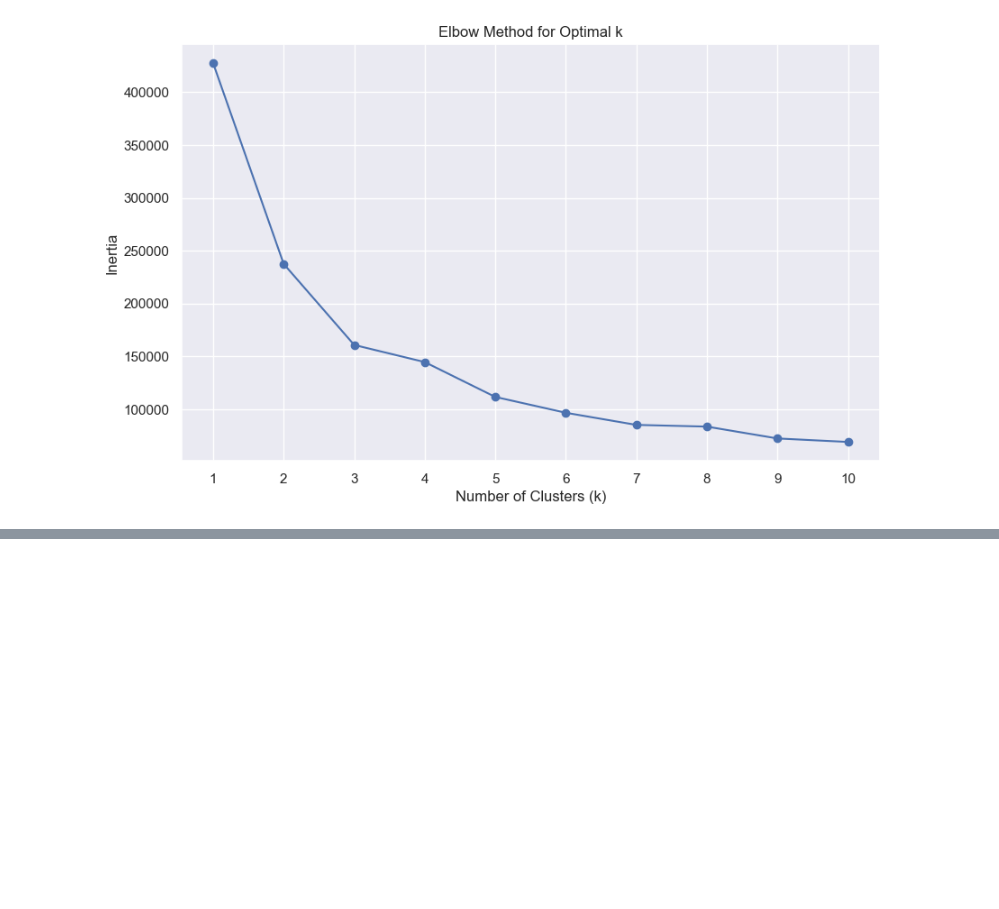
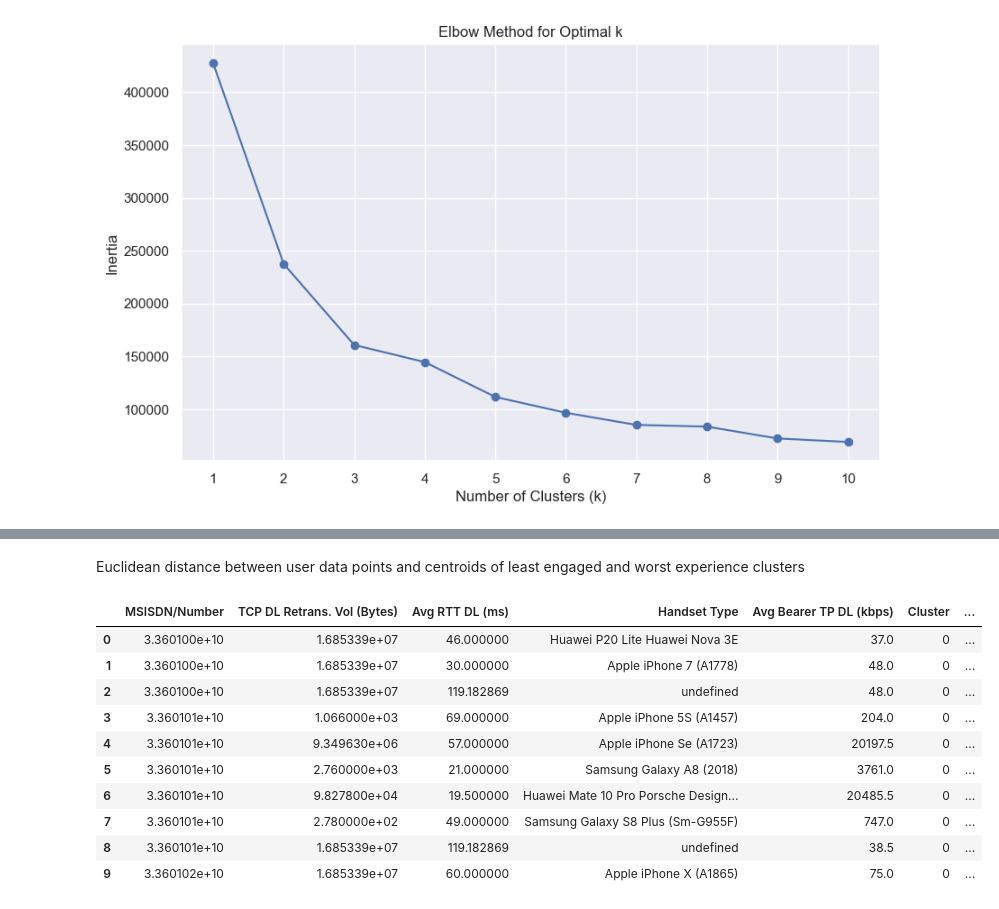
Before and after one commit to Adekunle5880/telecom-user-analytics, a Jupyter notebook: notebooks/overview_analysis.ipynb, the cells around one changed output, grey strips where cells are left out. Drawn from its saved outputs; the diff is of its cells as text; code cells hidden in the pictures; blank space fills up the shorter version.

```diff
--- a/notebooks/overview_analysis.ipynb
+++ b/notebooks/overview_analysis.ipynb
@@ -631,0 +819,32 @@ plt.show()
+# %% [markdown]
+Euclidean distance between user data points and centroids of least engaged and worst experience clusters
+# %%
+centroid_coords = kmeans.cluster_centers_
+# %%
+# Calculate Euclidean distance for engagement score
+less_engaged_centroid = centroid_coords[np.argmin(np.sum(centroid_coords, axis=1))]
+engagement_scores = np.linalg.norm(X - less_engaged_centroid, axis=1)
+# %%
+# Calculate Euclidean distance for experience score
+worst_experience_centroid = centroid_coords[np.argmax(np.sum(centroid_coords, axis=1))]
+experience_scores = np.linalg.norm(X - worst_experience_centroid, axis=1)
+# %%
+# Assign scores to DataFrame
+customer_info['Engagement Score'] = engagement_scores
+customer_info['Experience Score'] = experience_scores
+# %%
+customer_info.head(10)
+
+#Top 10 satisfy Customer
+# %% [output]
+|  | MSISDN/Number | TCP DL Retrans. Vol (Bytes) | Avg RTT DL (ms) | Handset Type | Avg Bearer TP DL (kbps) | Cluster | ... |
+| 0 | 3.360100e+10 | 1.685339e+07 | 46.000000 | Huawei P20 Lite Huawei Nova 3E | 37.0 | 0 | ... |
+| 1 | 3.360100e+10 | 1.685339e+07 | 30.000000 | Apple iPhone 7 (A1778) | 48.0 | 0 | ... |
+| 2 | 3.360100e+10 | 1.685339e+07 | 119.182869 | undefined | 48.0 | 0 | ... |
+| 3 | 3.360101e+10 | 1.066000e+03 | 69.000000 | Apple iPhone 5S (A1457) | 204.0 | 0 | ... |
+| 4 | 3.360101e+10 | 9.349630e+06 | 57.000000 | Apple iPhone Se (A1723) | 20197.5 | 0 | ... |
+| 5 | 3.360101e+10 | 2.760000e+03 | 21.000000 | Samsung Galaxy A8 (2018) | 3761.0 | 0 | ... |
+| 6 | 3.360101e+10 | 9.827800e+04 | 19.500000 | Huawei Mate 10 Pro Porsche Design... | 20485.5 | 0 | ... |
+| 7 | 3.360101e+10 | 2.780000e+02 | 49.000000 | Samsung Galaxy S8 Plus (Sm-G955F) | 747.0 | 0 | ... |
+| 8 | 3.360101e+10 | 1.685339e+07 | 119.182869 | undefined | 38.5 | 0 | ... |
+| 9 | 3.360102e+10 | 1.685339e+07 | 60.000000 | Apple iPhone X (A1865) | 75.0 | 0 | ... |
```
Also changed, not shown: parts of 18 cells of this notebook.
